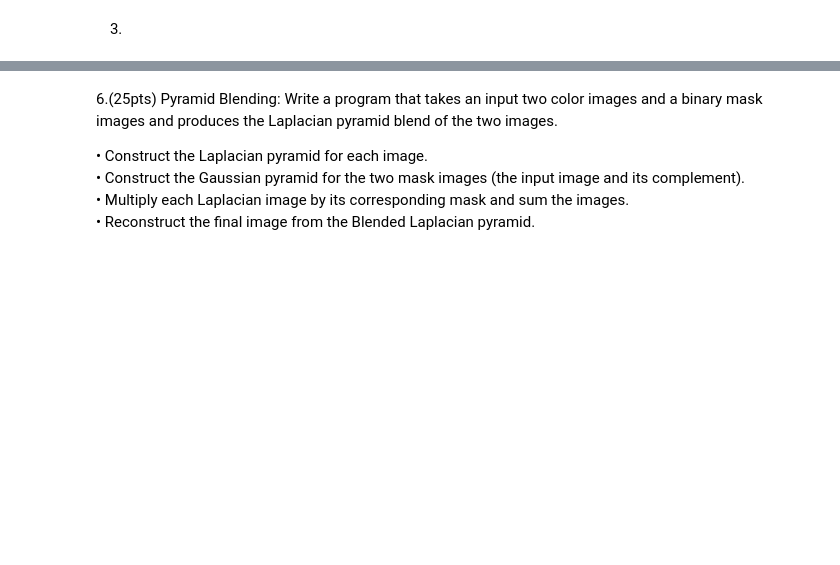
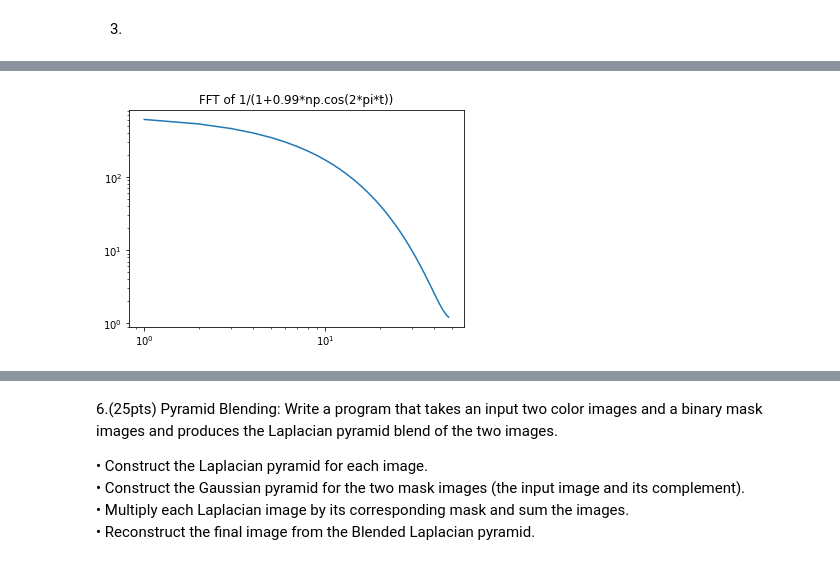
Before and after one commit to twyunting/CSC-676_Computer-Vision, a Jupyter notebook: Homeworks/hw3/homework3/code/CSC-676_HW3_YuntingChiu.ipynb, the cells around one changed output, grey strips where cells are left out. Saved outputs shown, nothing was run; the diff lists cells and outputs as text; code cells hidden in the pictures; blank space fills up the shorter version.

```diff
--- a/Homeworks/hw3/homework3/code/CSC-676_HW3_YuntingChiu.ipynb
+++ b/Homeworks/hw3/homework3/code/CSC-676_HW3_YuntingChiu.ipynb
@@ -58,0 +102,24 @@ plt.show()
+# %%
+# define the equation first
+def equation(t):
+  return 1/(1+0.99*np.cos(2*pi*t))
+
+sampleRate = 100 # the sample rate should at least be 100
+duration = 1 # duration
+numberOfPoints = sampleRate * duration
+
+x = linspace(0, duration, numberOfPoints, endpoint = False) # betewwn 0 to 1 with 100 samples
+y = equation(x)
+
+Ytilde = fft(y)
+freq = arange(numberOfPoints)
+# The frequency is defined modulo N.
+# We take values between -N/2 and N/2
+freq[freq >= numberOfPoints/2] = freq [freq >= numberOfPoints/2] - numberOfPoints
+freq = freq / duration
+
+plt.loglog(freq[1:numberOfPoints//2-1], abs(Ytilde)[1:numberOfPoints//2-1])
+plt.title("FFT of 1/(1+0.99*np.cos(2*pi*t))")
+plt.show()
+# %% [output]
+[figure, added]
```
Also changed, not shown: parts of 9 cells of this notebook, 7 other files.
